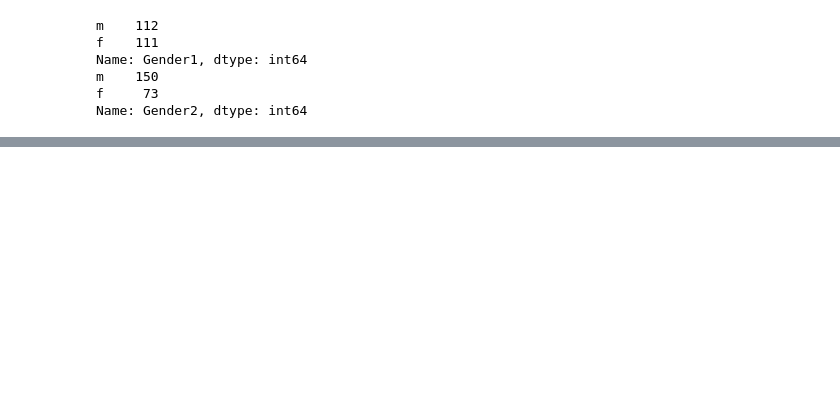
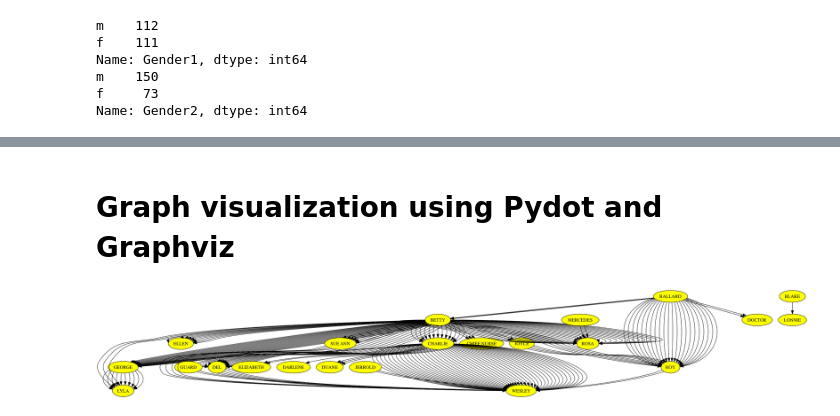
Before and after one commit to ck090/Identifying-Missing-Component-in-the-Bechdel-Test-Using-PCA, a Jupyter notebook: Gender_Analysis.ipynb, the cells around one changed output, grey strips where cells are left out. Saved outputs shown, nothing was run; the diff lists cells and outputs as text; code cells hidden in the pictures; blank space fills up the shorter version.

```diff
--- a/Gender_Analysis.ipynb
+++ b/Gender_Analysis.ipynb
@@ -216,0 +220,2 @@ ValueError:
+# %% [markdown]
+# Graph visualization using Pydot and Graphviz
@@ -216,0 +226,17 @@ ValueError:
+# %%
+G = pydot.Dot(graph_type="digraph")
+# %%
+# Add nodes as all the characters in the movie Nurse Betty
+for index, rows in m1_df.iterrows():
+    node = pydot.Node(rows[1], style="filled", fillcolor="yellow")
+    G.add_node(node)
+# %%
+# Add edges between these nodes based on the other dataframe
+for index, rows in new_df.iterrows():
+    edge = pydot.Edge(rows[7], rows[8])
+    G.add_edge(edge)
+# %%
+im = Image(G.create_png(), width="5000px", height="5000px")
+display(im)
+# %% [output]
+[figure, added]
```
Also changed, not shown: parts of 5 cells of this notebook.
